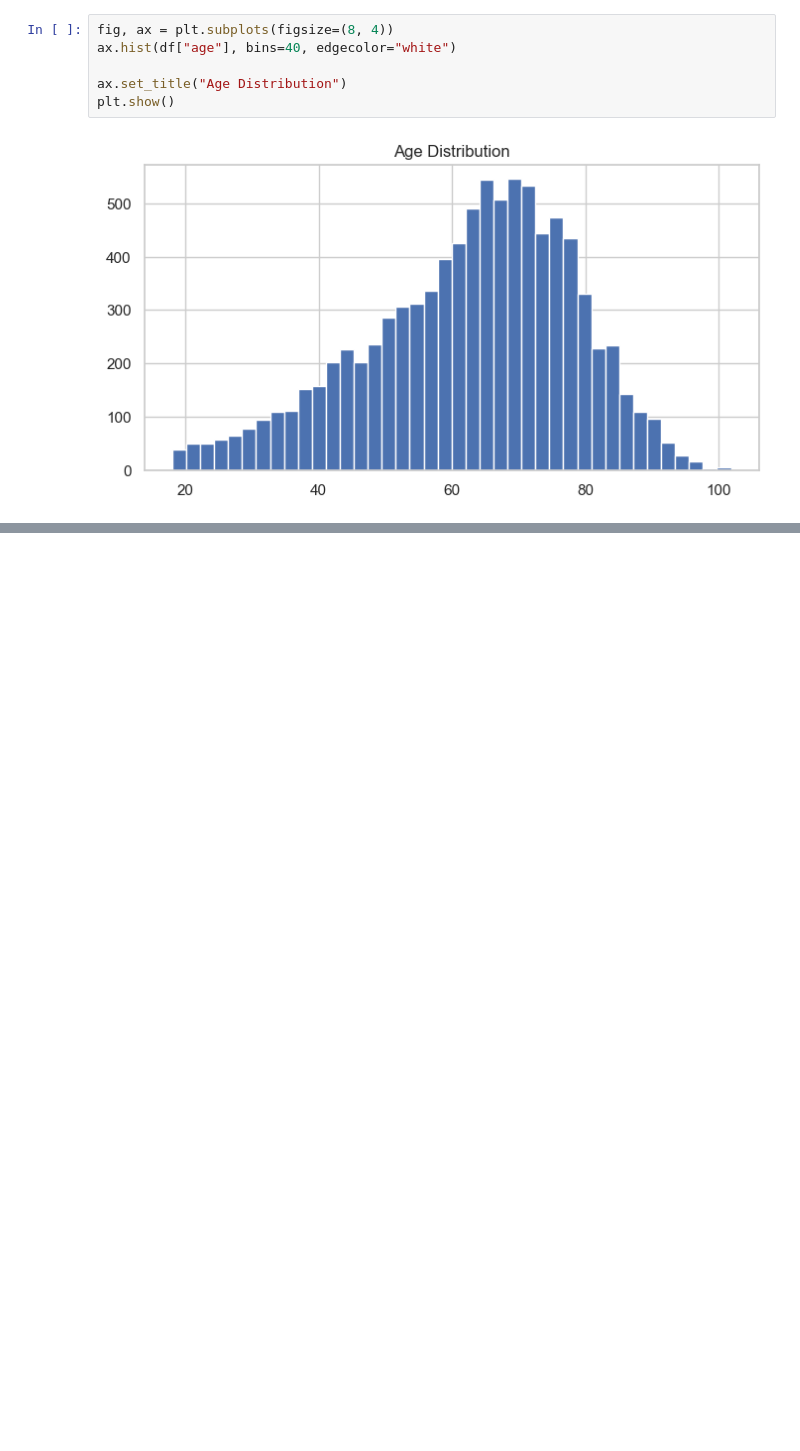
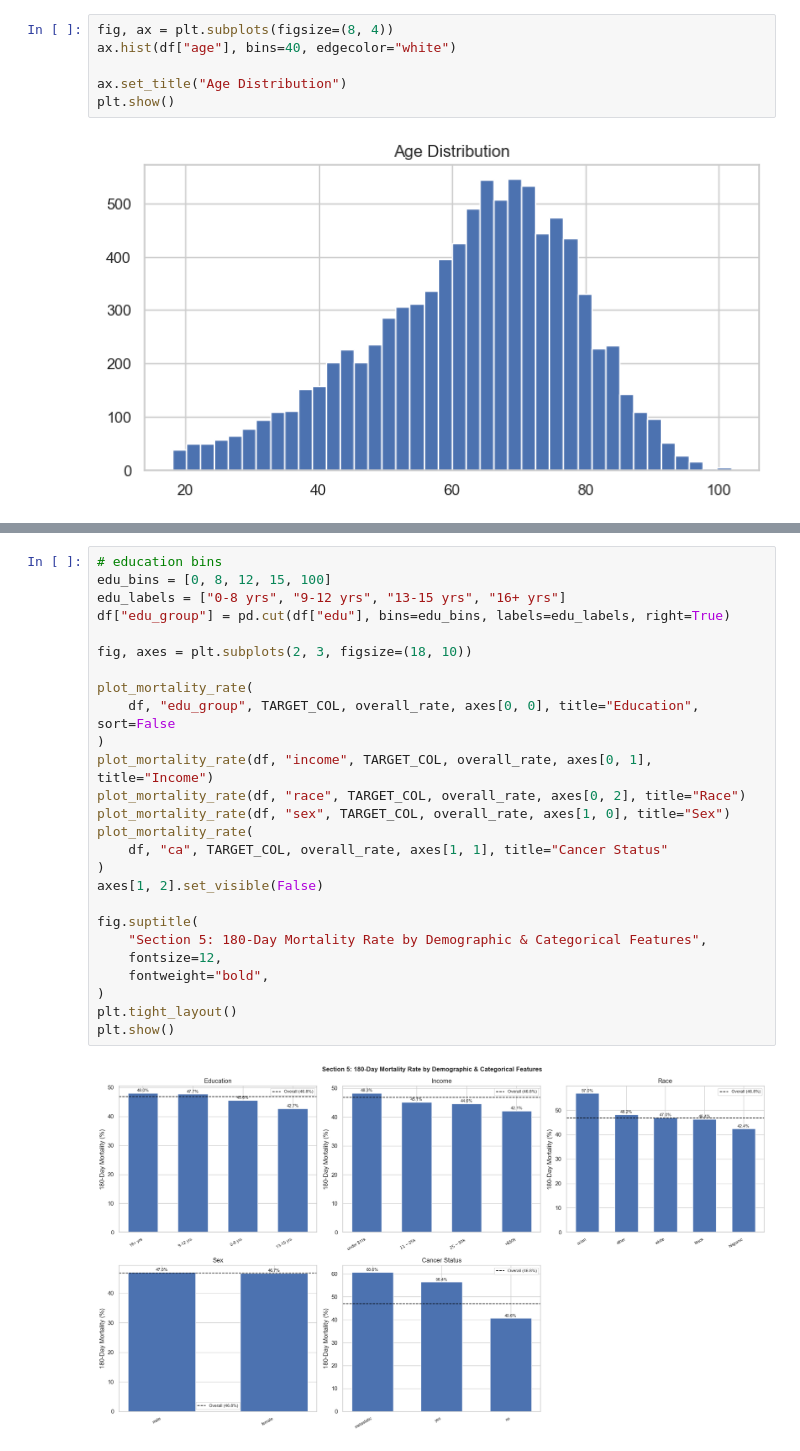
Before and after one commit to GoldenMouse/usd-aai-500-final, a Jupyter notebook: src/notebooks/02_exploratory_analysis.ipynb, the cells around one changed output, grey strips where cells are left out. Saved outputs shown, nothing was run; the diff lists cells and outputs as text; blank space fills up the shorter version.

```diff
--- a/src/notebooks/02_exploratory_analysis.ipynb
+++ b/src/notebooks/02_exploratory_analysis.ipynb
@@ -203,0 +275,28 @@ plt.show()
+# %%
+# education bins
+edu_bins = [0, 8, 12, 15, 100]
+edu_labels = ["0-8 yrs", "9-12 yrs", "13-15 yrs", "16+ yrs"]
+df["edu_group"] = pd.cut(df["edu"], bins=edu_bins, labels=edu_labels, right=True)
+
+fig, axes = plt.subplots(2, 3, figsize=(18, 10))
+
+plot_mortality_rate(
+    df, "edu_group", TARGET_COL, overall_rate, axes[0, 0], title="Education", sort=False
+)
+plot_mortality_rate(df, "income", TARGET_COL, overall_rate, axes[0, 1], title="Income")
+plot_mortality_rate(df, "race", TARGET_COL, overall_rate, axes[0, 2], title="Race")
+plot_mortality_rate(df, "sex", TARGET_COL, overall_rate, axes[1, 0], title="Sex")
+plot_mortality_rate(
+    df, "ca", TARGET_COL, overall_rate, axes[1, 1], title="Cancer Status"
+)
+axes[1, 2].set_visible(False)
+
+fig.suptitle(
+    "Section 5: 180-Day Mortality Rate by Demographic & Categorical Features",
+    fontsize=12,
+    fontweight="bold",
+)
+plt.tight_layout()
+plt.show()
+# %% [output]
+[figure, added]
```
Also changed, not shown: parts of 10 cells of this notebook.
